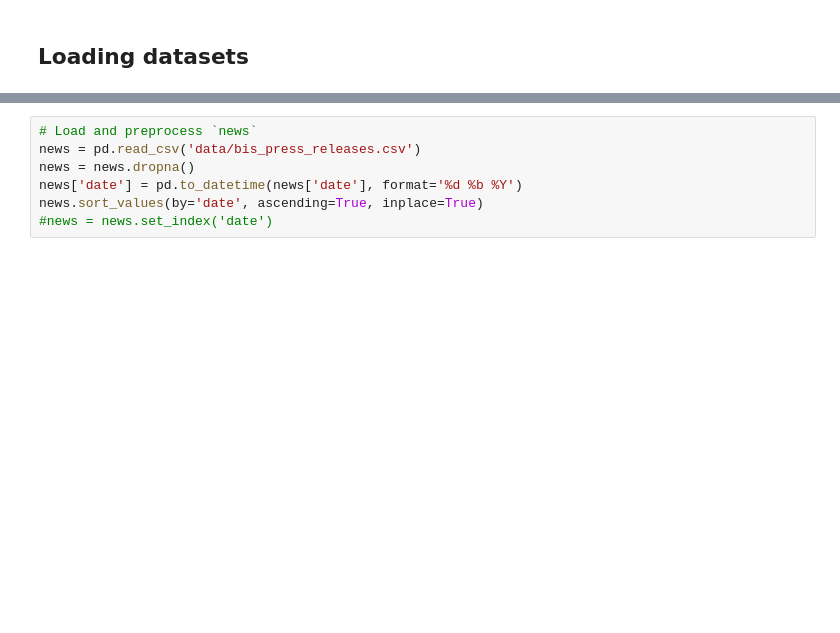
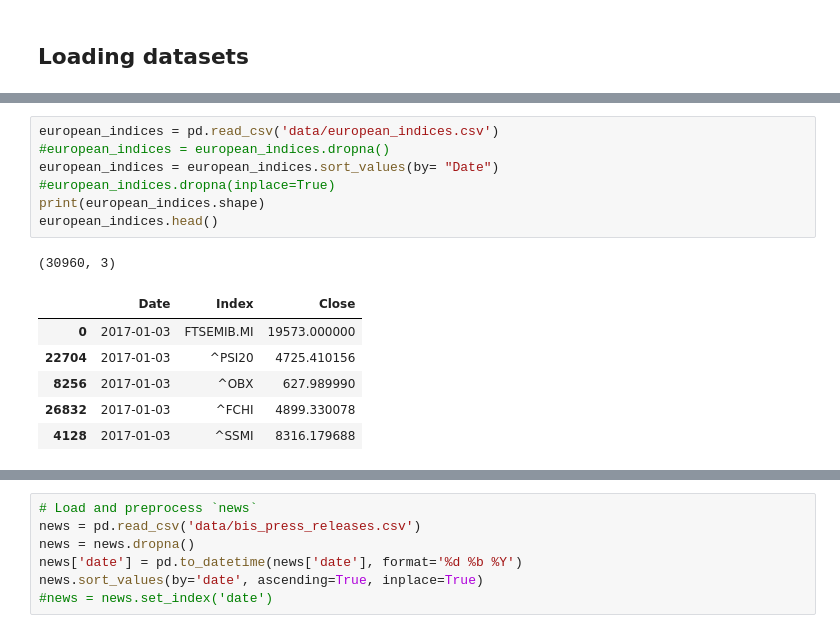
Before and after one commit to rrrbbb1/lstm-stock-prediction, a Jupyter notebook: notebook.ipynb, the cells around one changed output, grey strips where cells are left out. Drawn from its saved outputs; the diff is of its cells as text; blank space fills up the shorter version.

Commit message:
add of the import of european indices

```diff
--- a/notebook.ipynb
+++ b/notebook.ipynb
@@ -82,3 +86,18 @@ When we include sentiment data, we add three columns: positive, negative, neutra
+# %%
+european_indices = pd.read_csv('data/european_indices.csv')
+#european_indices = european_indices.dropna()
+european_indices = european_indices.sort_values(by= "Date")
+#european_indices.dropna(inplace=True)
+print(european_indices.shape)
+european_indices.head()
+# %% [output]
+(30960, 3)
+|  | Date | Index | Close |
+| 0 | 2017-01-03 | FTSEMIB.MI | 19573.000000 |
+| 22704 | 2017-01-03 | ^PSI20 | 4725.410156 |
+| 8256 | 2017-01-03 | ^OBX | 627.989990 |
+| 26832 | 2017-01-03 | ^FCHI | 4899.330078 |
+| 4128 | 2017-01-03 | ^SSMI | 8316.179688 |
 # %%
 %run BISscraper.py
 # %% [output]
```
Also changed, not shown: parts of 6 cells of this notebook, 1 other file.
